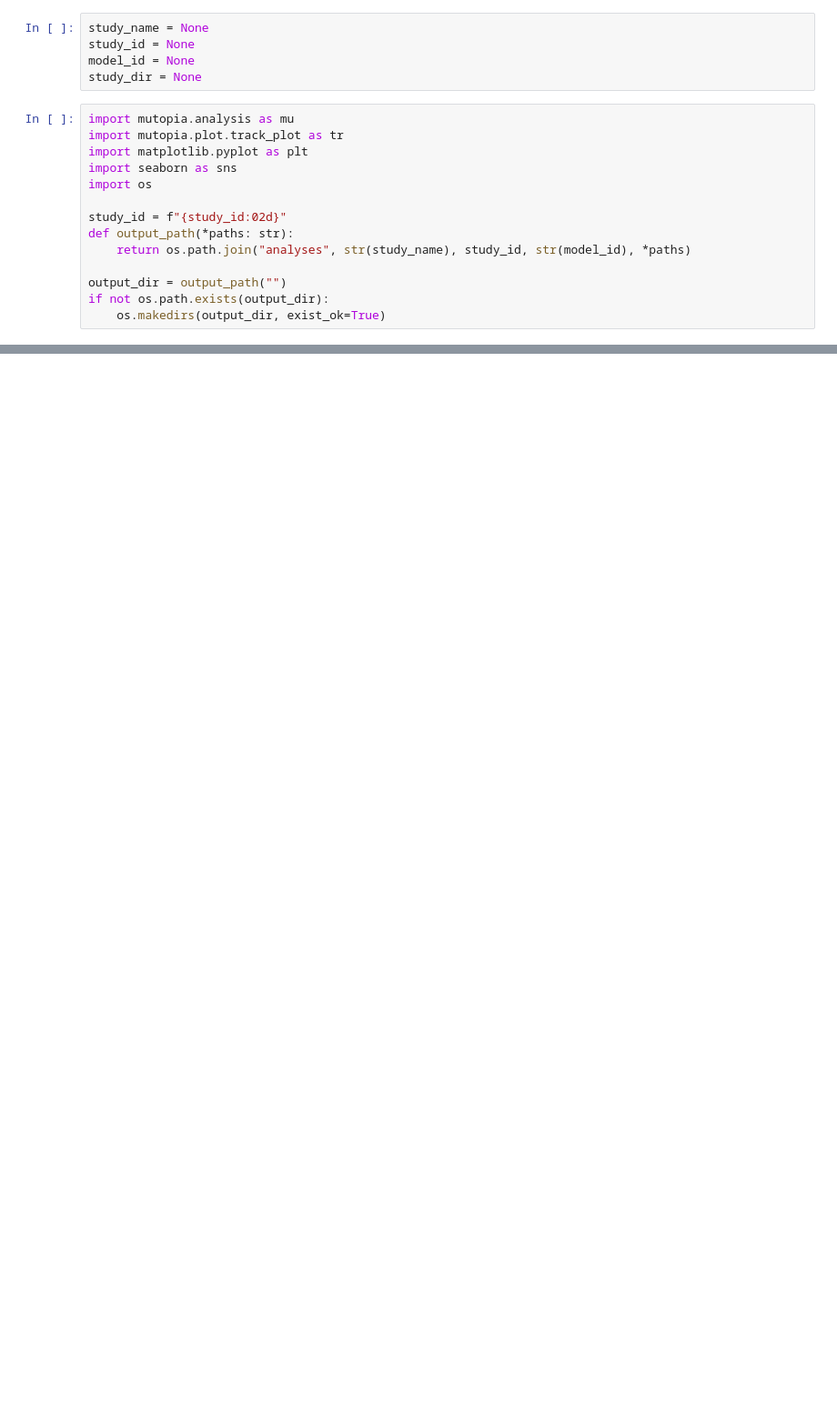
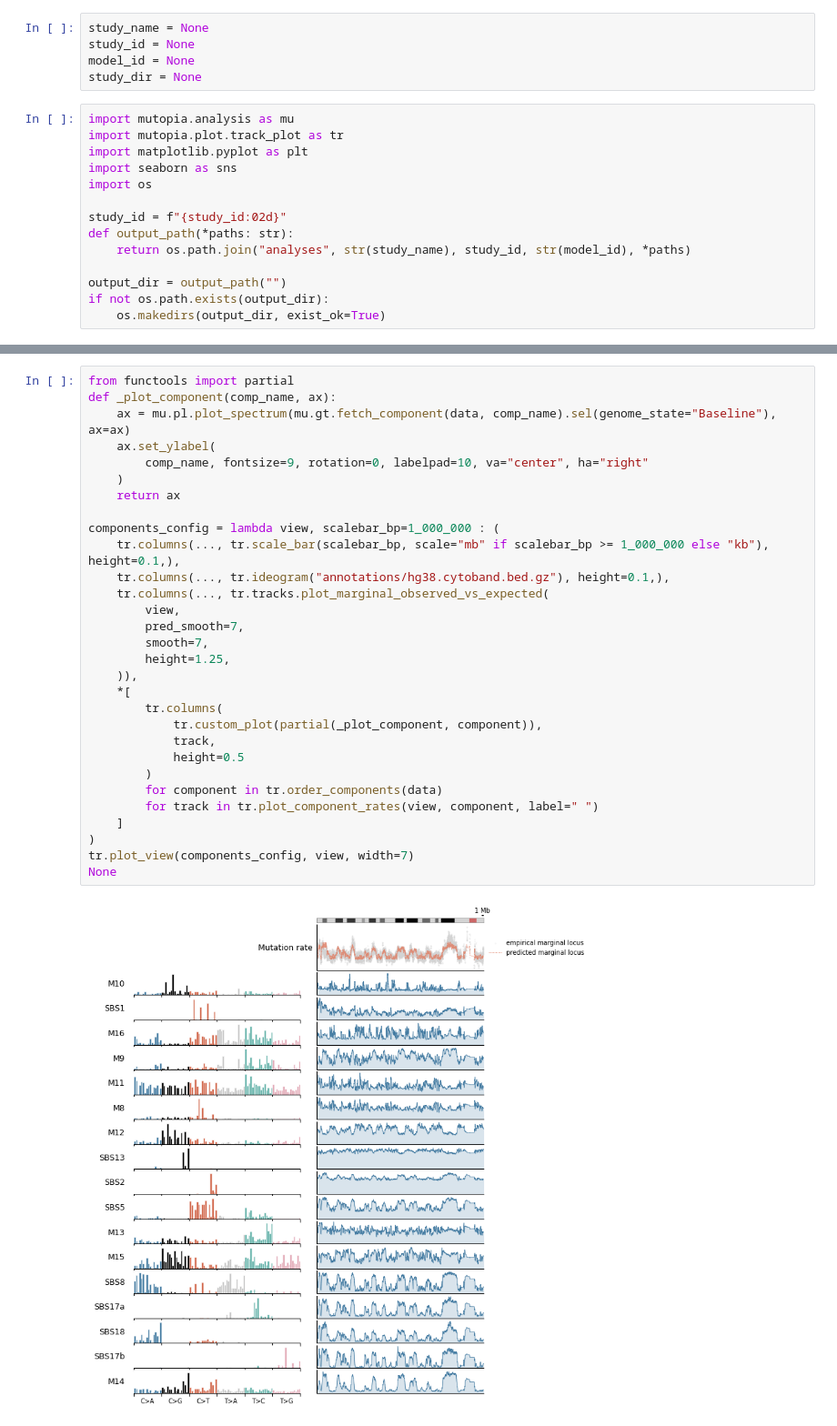
Before and after one commit to sigscape/MuTopia, a Jupyter notebook: encode_analysis/bin/analysis_template.ipynb, the cells around one changed output, grey strips where cells are left out. Shown at 91% size. Cells and saved outputs as stored; diff of their text form; blank space fills up the shorter version.

```diff
--- a/encode_analysis/bin/analysis_template.ipynb
+++ b/encode_analysis/bin/analysis_template.ipynb
@@ -81,0 +128,32 @@ None
+# %%
+from functools import partial
+def _plot_component(comp_name, ax):
+    ax = mu.pl.plot_spectrum(mu.gt.fetch_component(data, comp_name).sel(genome_state="Baseline"), ax=ax)
+    ax.set_ylabel(
+        comp_name, fontsize=9, rotation=0, labelpad=10, va="center", ha="right"
+    )
+    return ax
+
+components_config = lambda view, scalebar_bp=1_000_000 : (
+    tr.columns(..., tr.scale_bar(scalebar_bp, scale="mb" if scalebar_bp >= 1_000_000 else "kb"), height=0.1,),
+    tr.columns(..., tr.ideogram("annotations/hg38.cytoband.bed.gz"), height=0.1,),
+    tr.columns(..., tr.tracks.plot_marginal_observed_vs_expected(
+        view,
+        pred_smooth=7,
+        smooth=7,
+        height=1.25,
+    )),
+    *[
+        tr.columns(
+            tr.custom_plot(partial(_plot_component, component)),
+            track,
+            height=0.5
+        )
+        for component in tr.order_components(data)
+        for track in tr.plot_component_rates(view, component, label=" ")
+    ]
+)
+tr.plot_view(components_config, view, width=7)
+None
+# %% [output]
+[figure, added]
```
Also changed, not shown: parts of 12 cells of this notebook, 5 other files.
